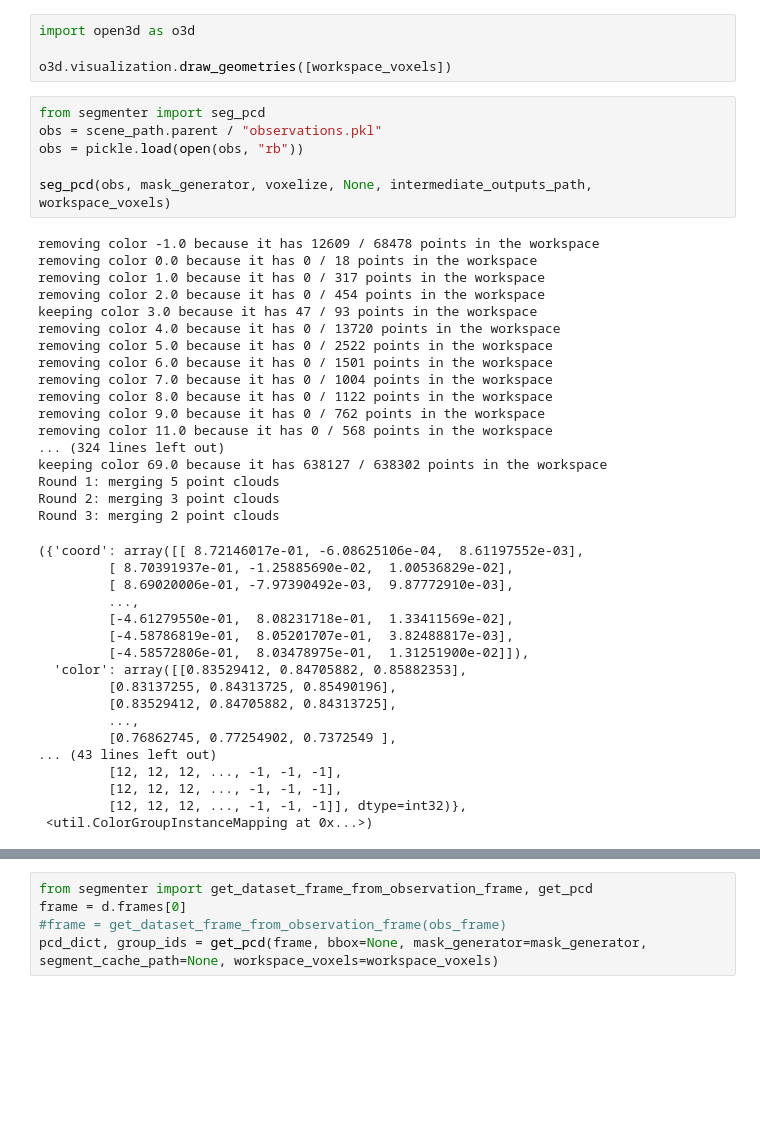
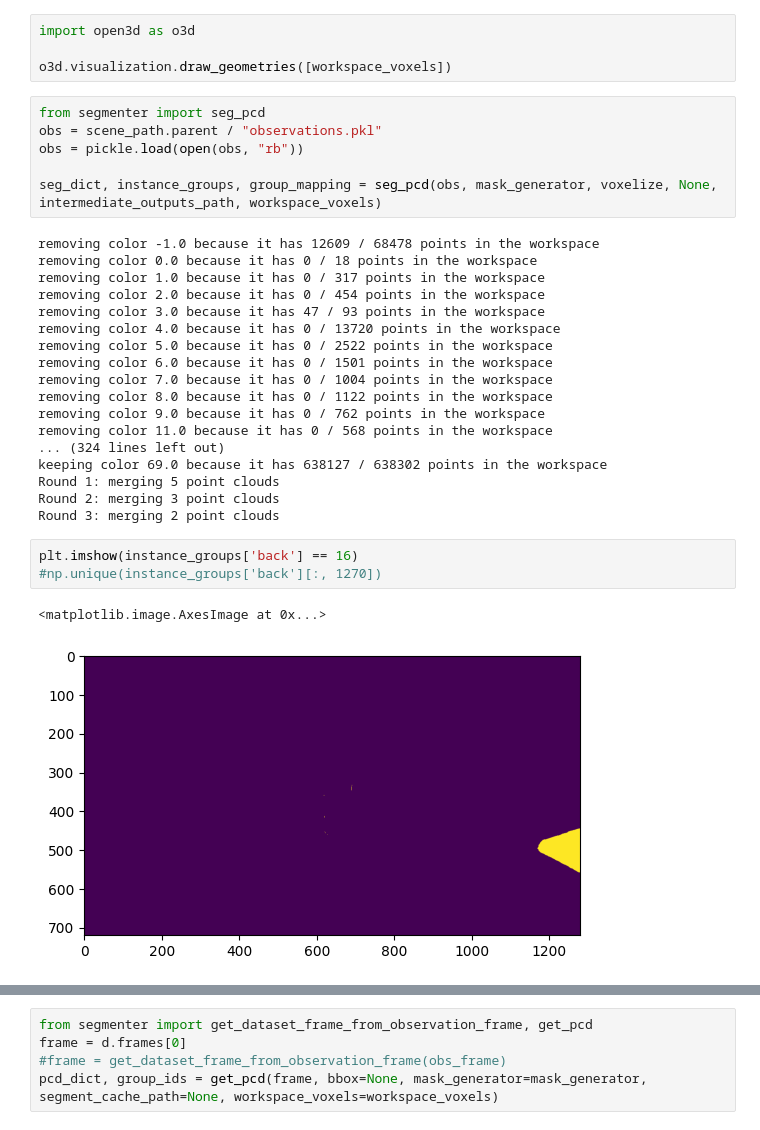
Before and after one commit to DaveLearn/SegmentAnything3D, a Jupyter notebook: scratch.ipynb, the cells around one changed output, grey strips where cells are left out. Saved outputs shown, nothing was run; the diff lists cells and outputs as text; blank space fills up the shorter version.

```diff
--- a/scratch.ipynb
+++ b/scratch.ipynb
@@ -43,13 +43,13 @@ from segmenter import seg_pcd
 obs = scene_path.parent / "observations.pkl"
 obs = pickle.load(open(obs, "rb"))
 
-seg_pcd(obs, mask_generator, voxelize, None, intermediate_outputs_path, workspace_voxels)
+seg_dict, instance_groups, group_mapping = seg_pcd(obs, mask_generator, voxelize, None, intermediate_outputs_path, workspace_voxels)
 # %% [output]
 removing color -1.0 because it has 12609 / 68478 points in the workspace
 removing color 0.0 because it has 0 / 18 points in the workspace
 removing color 1.0 because it has 0 / 317 points in the workspace
 removing color 2.0 because it has 0 / 454 points in the workspace
-keeping color 3.0 because it has 47 / 93 points in the workspace
+removing color 3.0 because it has 47 / 93 points in the workspace
 removing color 4.0 because it has 0 / 13720 points in the workspace
 removing color 5.0 because it has 0 / 2522 points in the workspace
 removing color 6.0 because it has 0 / 1501 points in the workspace
@@ -62,20 +62,9 @@ keeping color 69.0 because it has 638127 / 638302 points in the workspace
 Round 1: merging 5 point clouds
 Round 2: merging 3 point clouds
 Round 3: merging 2 point clouds
-({'coord': array([[ 8.72146017e-01, -6.08625106e-04,  8.61197552e-03],
-         [ 8.70391937e-01, -1.25885690e-02,  1.00536829e-02],
-         [ 8.69020006e-01, -7.97390492e-03,  9.87772910e-03],
-         ...,
-         [-4.61279550e-01,  8.08231718e-01,  1.33411569e-02],
-         [-4.58786819e-01,  8.05201707e-01,  3.82488817e-03],
-         [-4.58572806e-01,  8.03478975e-01,  1.31251900e-02]]),
-  'color': array([[0.83529412, 0.84705882, 0.85882353],
-         [0.83137255, 0.84313725, 0.85490196],
-         [0.83529412, 0.84705882, 0.84313725],
-         ...,
-         [0.76862745, 0.77254902, 0.7372549 ],
-... (43 lines left out)
-         [12, 12, 12, ..., -1, -1, -1],
-         [12, 12, 12, ..., -1, -1, -1],
-         [12, 12, 12, ..., -1, -1, -1]], dtype=int32)},
- <util.ColorGroupInstanceMapping at 0x...>)
+# %%
+plt.imshow(instance_groups['back'] == 16)
+#np.unique(instance_groups['back'][:, 1270])
+# %% [output]
+<matplotlib.image.AxesImage at 0x...>
+[figure, added]
```
Also changed, not shown: parts of 14 cells of this notebook, 1 other file.
